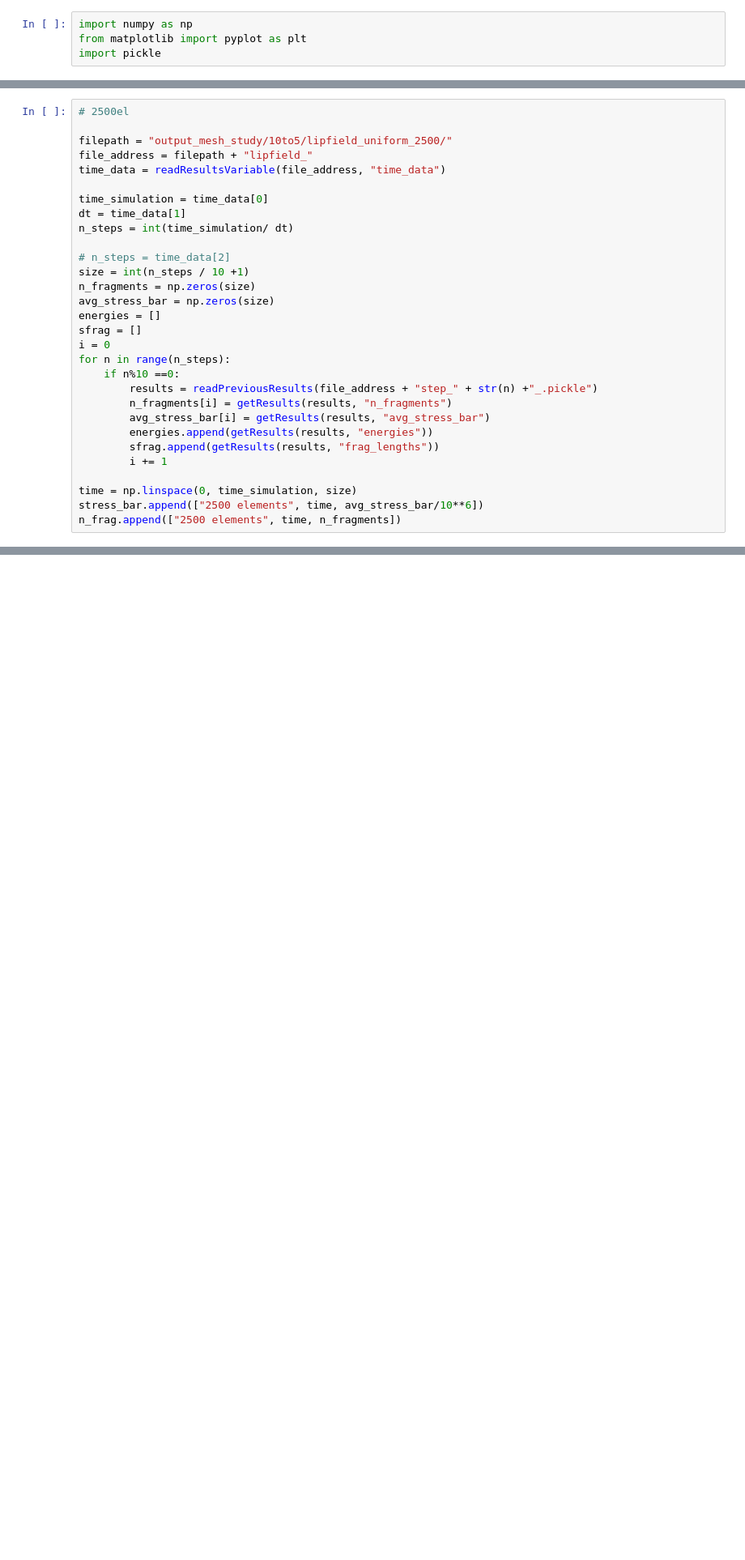
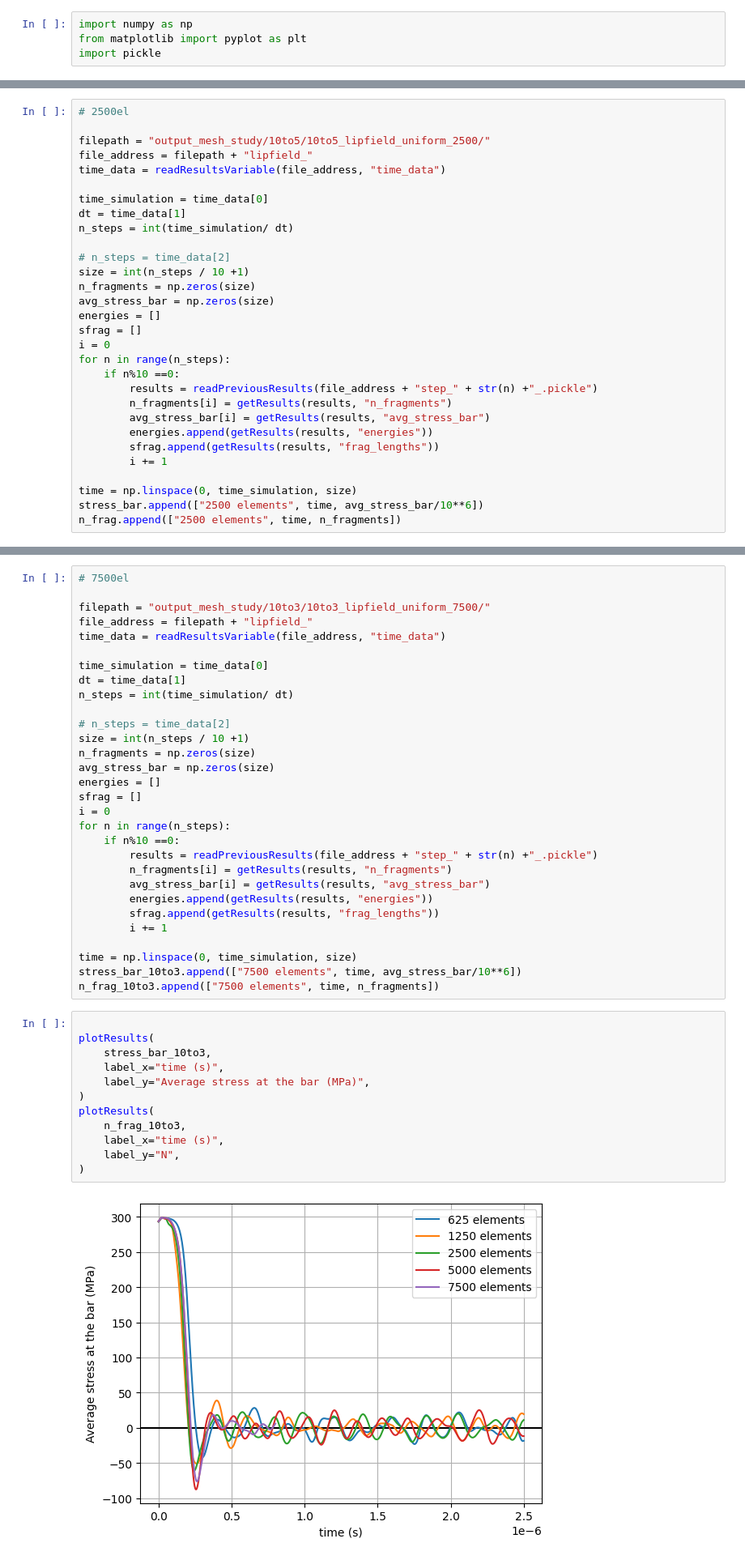
Before and after one commit to raquel-dantas/DynFrag1D, a Jupyter notebook: verify_results.ipynb, the cells around one changed output, grey strips where cells are left out. Shown at 81% size. Drawn from its saved outputs; the diff is of its cells as text; blank space fills up the shorter version.

Commit message:
draft new mesh study

```diff
--- a/verify_results.ipynb
+++ b/verify_results.ipynb
@@ -130,7 +130,7 @@ n_frag.append(["1250 elements", time, n_fragments])
 # %%
 # 2500el
 
-filepath = "output_mesh_study/10to5/lipfield_uniform_2500/"
+filepath = "output_mesh_study/10to5/10to5_lipfield_uniform_2500/"
 file_address = filepath + "lipfield_"
 time_data = readResultsVariable(file_address, "time_data")
 
@@ -201,0 +355,44 @@ plotResults(
+# %%
+# 7500el
+
+filepath = "output_mesh_study/10to3/10to3_lipfield_uniform_7500/"
+file_address = filepath + "lipfield_"
+time_data = readResultsVariable(file_address, "time_data")
+
+time_simulation = time_data[0]
+dt = time_data[1]
+n_steps = int(time_simulation/ dt)
+
+# n_steps = time_data[2]
+size = int(n_steps / 10 +1)
+n_fragments = np.zeros(size)
+avg_stress_bar = np.zeros(size)
+energies = []
+sfrag = []
+i = 0
+for n in range(n_steps):
+    if n%10 ==0:
+        results = readPreviousResults(file_address + "step_" + str(n) +"_.pickle")
+        n_fragments[i] = getResults(results, "n_fragments")
+        avg_stress_bar[i] = getResults(results, "avg_stress_bar")
+        energies.append(getResults(results, "energies"))
+        sfrag.append(getResults(results, "frag_lengths"))
+        i += 1
+
+time = np.linspace(0, time_simulation, size)
+stress_bar_10to3.append(["7500 elements", time, avg_stress_bar/10**6])
+n_frag_10to3.append(["7500 elements", time, n_fragments])
+# %%
+
+plotResults(
+    stress_bar_10to3,
+    label_x="time (s)",
+    label_y="Average stress at the bar (MPa)",
+)
+plotResults(
+    n_frag_10to3,
+    label_x="time (s)",
+    label_y="N",
+)
+# %% [output]
+[figure, added]
```
Also changed, not shown: parts of 10 cells of this notebook.
